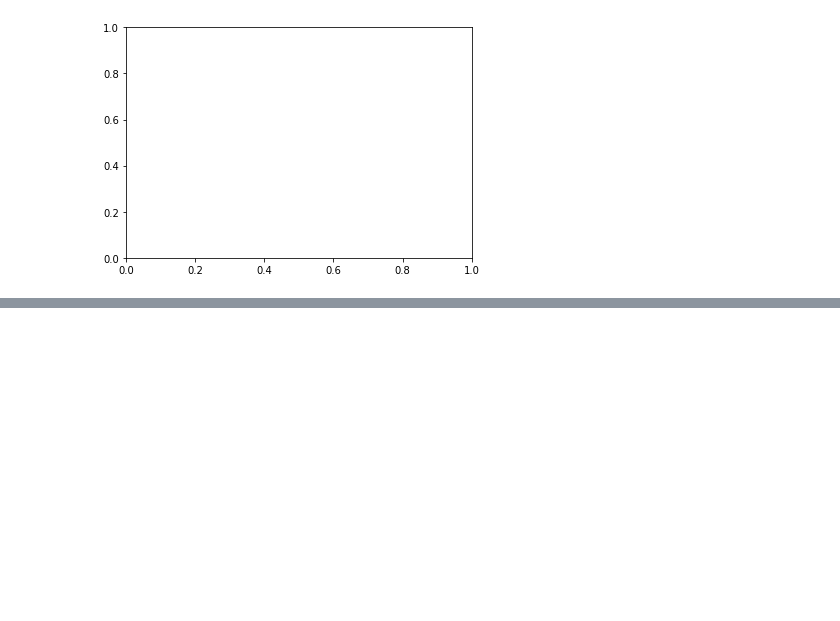
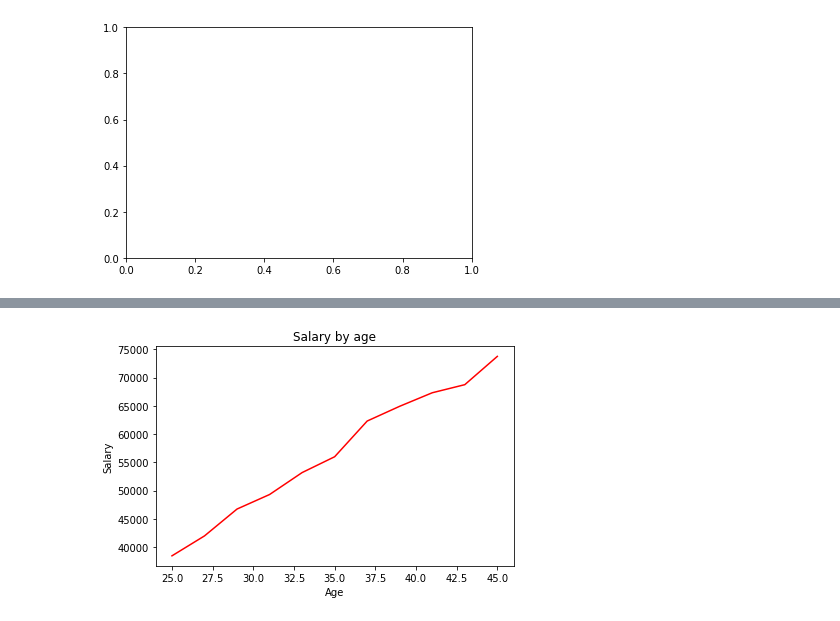
Before and after one commit to EnginKosure/Jupyter_nb, a Jupyter notebook: matplotlib_notebooks/data_visualization_1.ipynb, the cells around one changed output, grey strips where cells are left out. Saved outputs shown, nothing was run; the diff lists cells and outputs as text; code cells hidden in the pictures; blank space fills up the shorter version.

```diff
--- a/matplotlib_notebooks/data_visualization_1.ipynb
+++ b/matplotlib_notebooks/data_visualization_1.ipynb
@@ -88,0 +108,10 @@ plt.legend();
+# %%
+#adding axes automatically
+fig,ax=plt.subplots()
+ax.plot(age,salary, 'r')
+ax.set_xlabel('Age')
+ax.set_ylabel('Salary')
+ax.set_title('Salary by age')
+plt.tight_layout()
+# %% [output]
+[figure, added]
```
Also changed, not shown: parts of 5 cells of this notebook, 1 other file.
